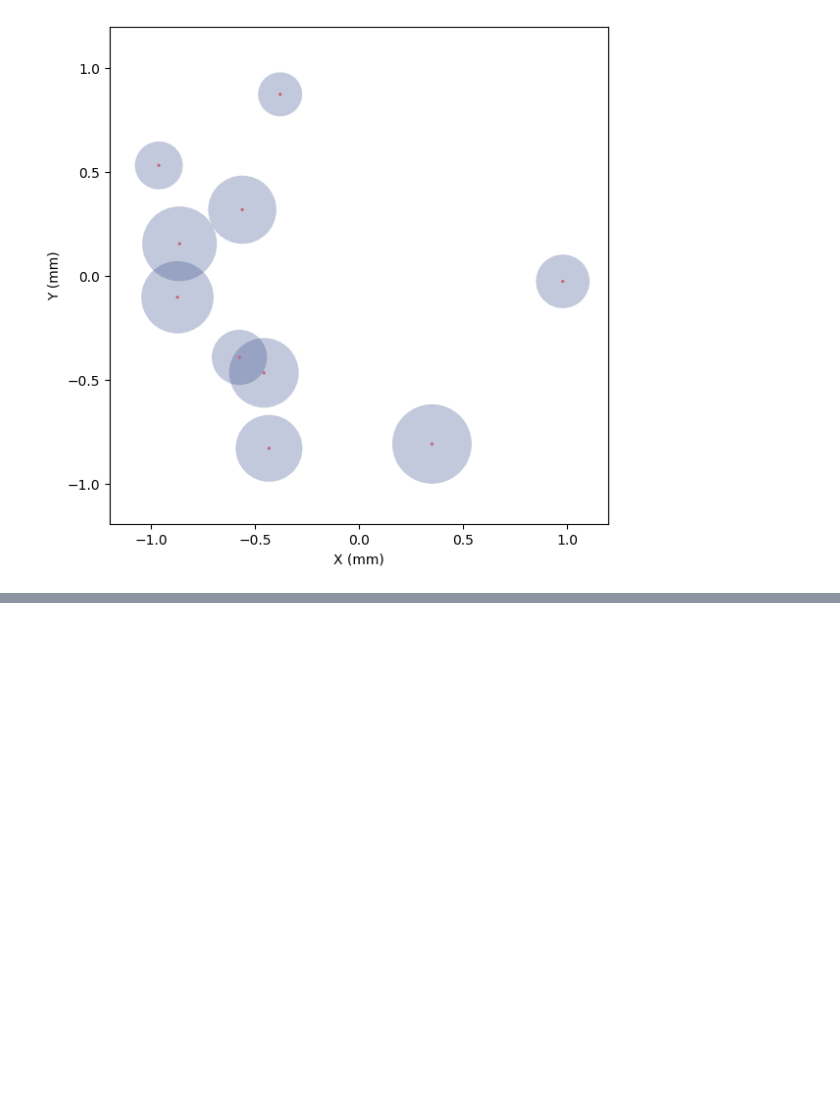
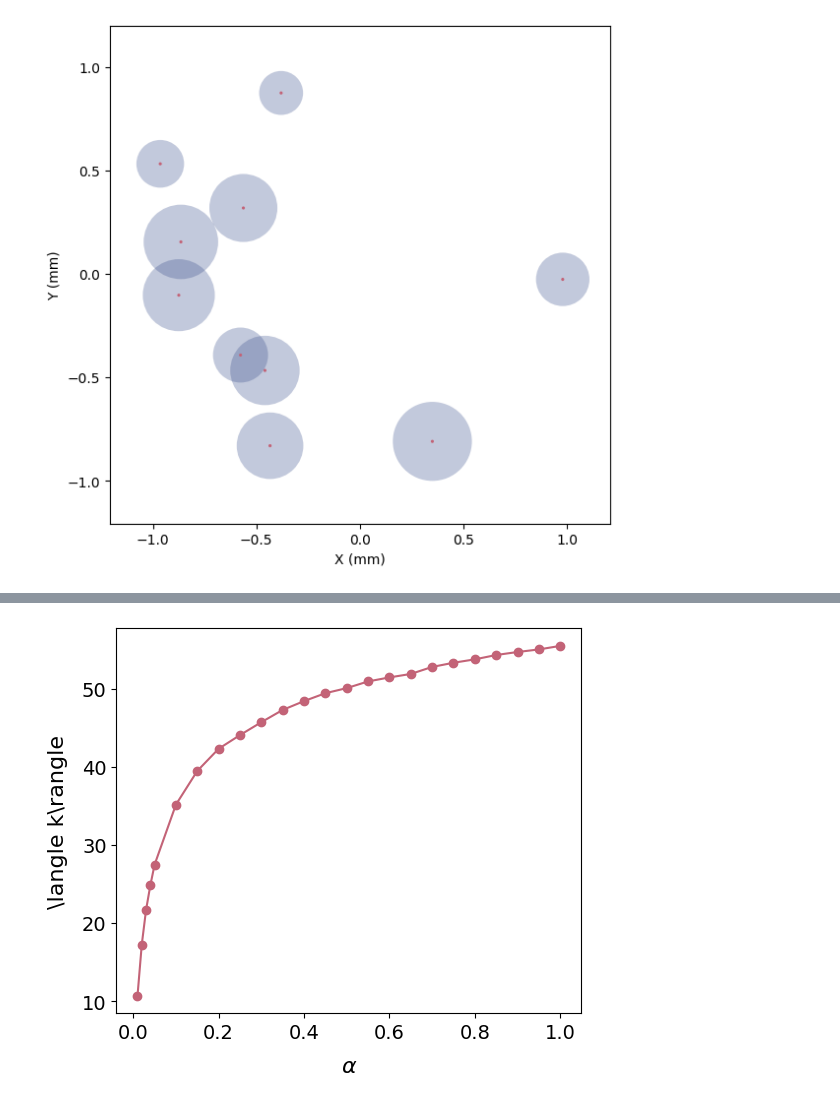
Before and after one commit to underDD/TFM, a Jupyter notebook: plots.ipynb, the cells around one changed output, grey strips where cells are left out. Cells and saved outputs as stored; diff of their text form; code cells hidden in the pictures; blank space fills up the shorter version.

```diff
--- a/plots.ipynb
+++ b/plots.ipynb
@@ -125,0 +149,33 @@ plt.show()
+# %%
+alpha = [0.01,0.02,0.03,0.04,0.05, 0.10, 0.15, 0.20, 0.25, 0.30, 0.35, 0.40, 0.45, 0.50, 0.55, 0.60, 0.65, 0.70, 0.75, 0.80, 0.85, 0.90, 0.95, 1.00]
+filenames = [f'networks/adjacency_matrix_a{a:.2f}.txt' for a in alpha]
+degrees = []
+CGS = []
+def adj_to_graph(adj_df):
+    arr = adj_df.values.astype(int).copy()
+    np.fill_diagonal(arr, 0)
+    return nx.from_numpy_array(arr)
+
+G = adj_to_graph(adjacency_matrix)
+
+for file in filenames:
+    adjacency_matrix = pd.read_csv(file, header=None, sep='\\s+')
+    degree_distribution = adjacency_matrix.sum(axis=1)
+    CG = nx.connected_components(nx.from_numpy_array(adjacency_matrix.values))
+    CG_sizes = [len(c) for c in CG]
+    CGS.append(np.max(CG_sizes))
+    mean = degree_distribution.mean()
+    degrees.append(mean)
+    std = degree_distribution.std()
+
+plt.figure(figsize=(6,5))
+# plt.errorbar(alpha, degrees, yerr=std, fmt='o', color=sunset2(0.5), ecolor=sunset2(0.2), capsize=5, label='Mean Degree with Std Dev')
+plt.plot(alpha, degrees, marker='o', linestyle='-', color=sunset2(0.5))
+# plt.plot(alpha, CGS, marker='s', linestyle='--', color=sunset2(0.8))
+plt.xlabel(r'$\alpha$', fontsize = 16, labelpad = 10)
+plt.ylabel(r'\langle k\rangle', fontsize = 16, labelpad = 10)
+plt.xticks(fontsize = 14)
+plt.yticks(fontsize = 14)
+plt.show()
+# %% [output]
+[figure, added]
```
Also changed, not shown: parts of 6 cells of this notebook, 57 other files.
